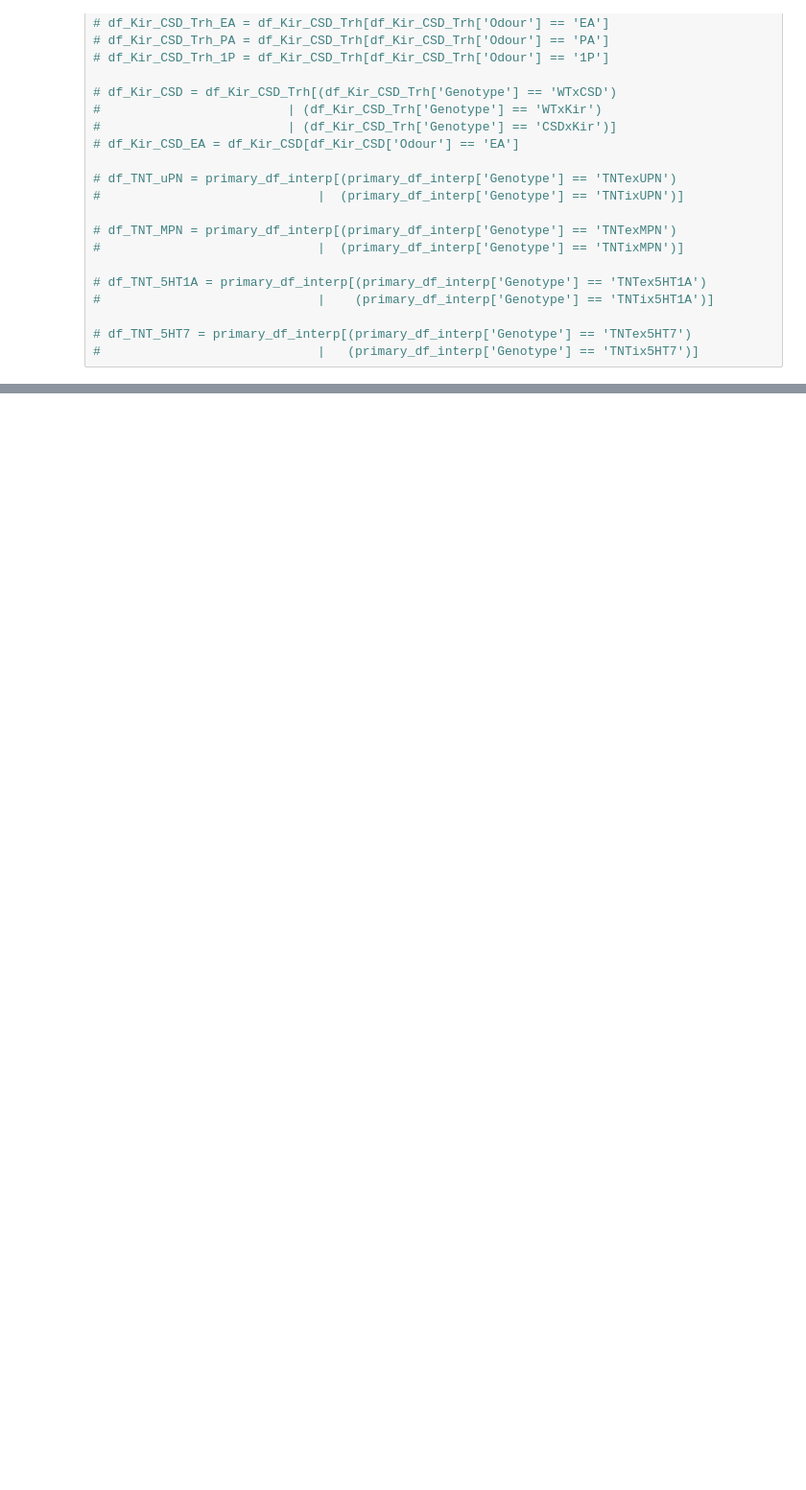
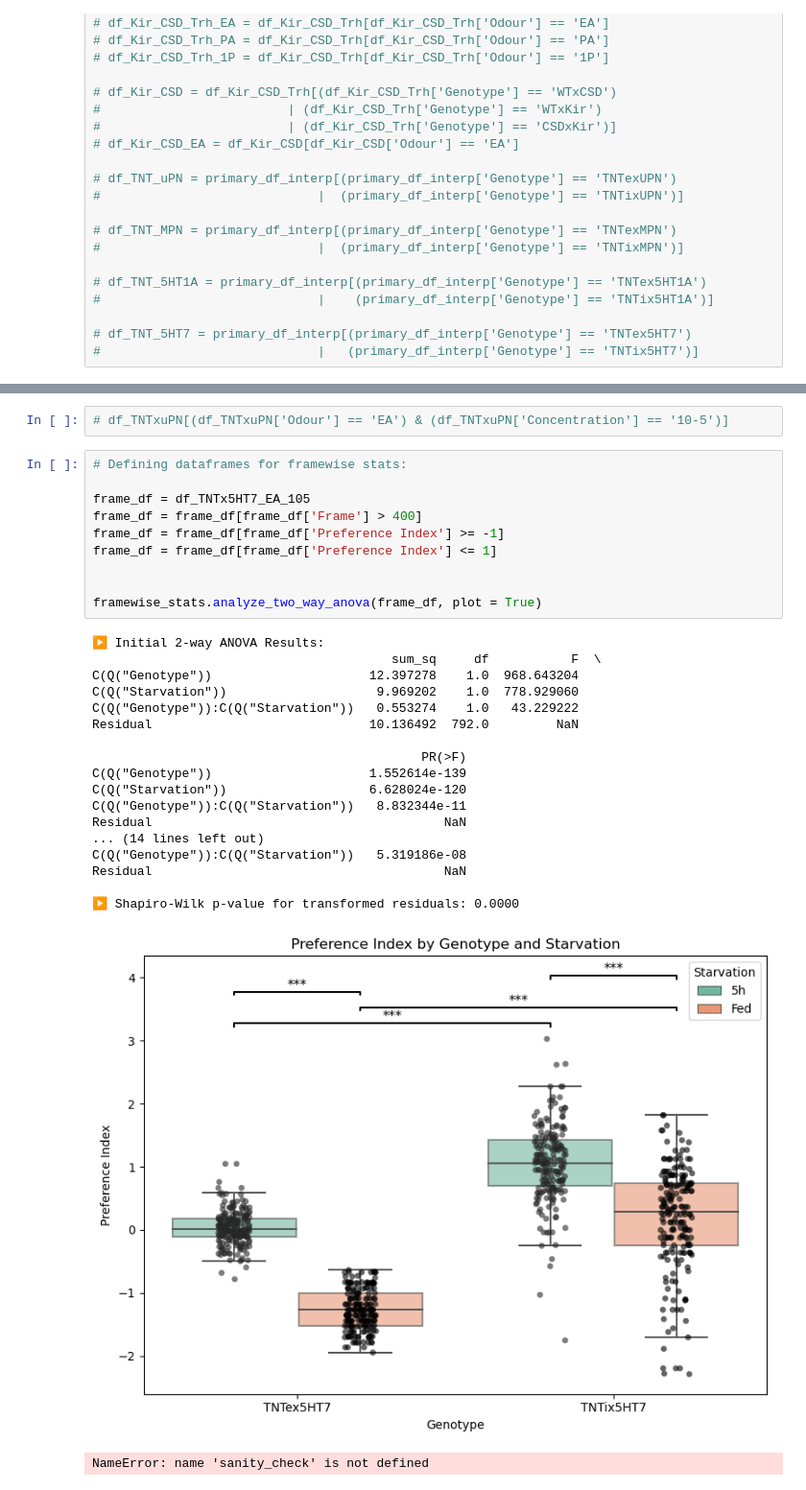
Before and after one commit to HariPNarayanan/larva-locater, a Jupyter notebook: Structured/analysis_bulk.ipynb, the cells around one changed output, grey strips where cells are left out. Shown: that part at 96% size. Cells and saved outputs as stored; diff of their text form; blank space fills up the shorter version.

```diff
--- a/Structured/analysis_bulk.ipynb
+++ b/Structured/analysis_bulk.ipynb
@@ -203,3 +209,35 @@ df_TNTx5HT1A_EA_105 = df_TNTx5HT1A[(df_TNTx5HT1A['Odour'] == 'EA')
 
 df_TNTx5HT1A_EA_103 = df_TNTx5HT1A[(df_TNTx5HT1A['Odour'] == 'EA')
                                & (df_TNTx5HT1A['Concentration'] == '10-3')]
+# %%
+# df_TNTxuPN[(df_TNTxuPN['Odour'] == 'EA') & (df_TNTxuPN['Concentration'] == '10-5')]
+# %%
+# Defining dataframes for framewise stats:
+
+frame_df = df_TNTx5HT7_EA_105
+frame_df = frame_df[frame_df['Frame'] > 400]
+frame_df = frame_df[frame_df['Preference Index'] >= -1]
+frame_df = frame_df[frame_df['Preference Index'] <= 1]
+
+
+framewise_stats.analyze_two_way_anova(frame_df, plot = True)
+# %% [output]
+▶️ Initial 2-way ANOVA Results:
+                                        sum_sq     df           F  \
+C(Q("Genotype"))                     12.397278    1.0  968.643204
+C(Q("Starvation"))                    9.969202    1.0  778.929060
+C(Q("Genotype")):C(Q("Starvation"))   0.553274    1.0   43.229222
+Residual                             10.136492  792.0         NaN
+
+                                            PR(>F)
+C(Q("Genotype"))                     1.552614e-139
+C(Q("Starvation"))                   6.628024e-120
+C(Q("Genotype")):C(Q("Starvation"))   8.832344e-11
+Residual                                       NaN
+... (14 lines left out)
+C(Q("Genotype")):C(Q("Starvation"))   5.319186e-08
+Residual                                       NaN
+
+▶️ Shapiro-Wilk p-value for transformed residuals: 0.0000
+[figure, added]
+NameError: name 'sanity_check' is not defined
```
Also changed, not shown: parts of 11 cells of this notebook, 1 other file.
